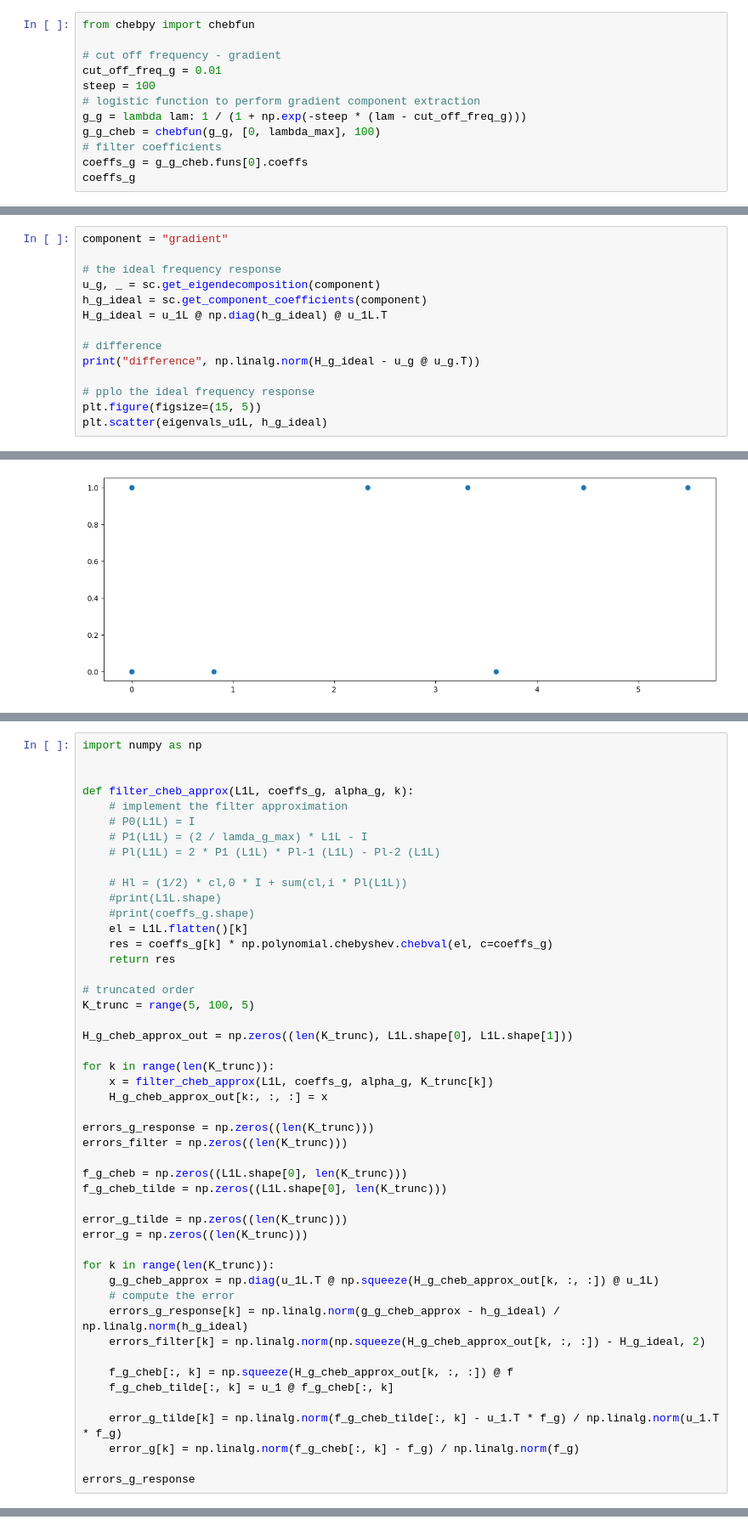
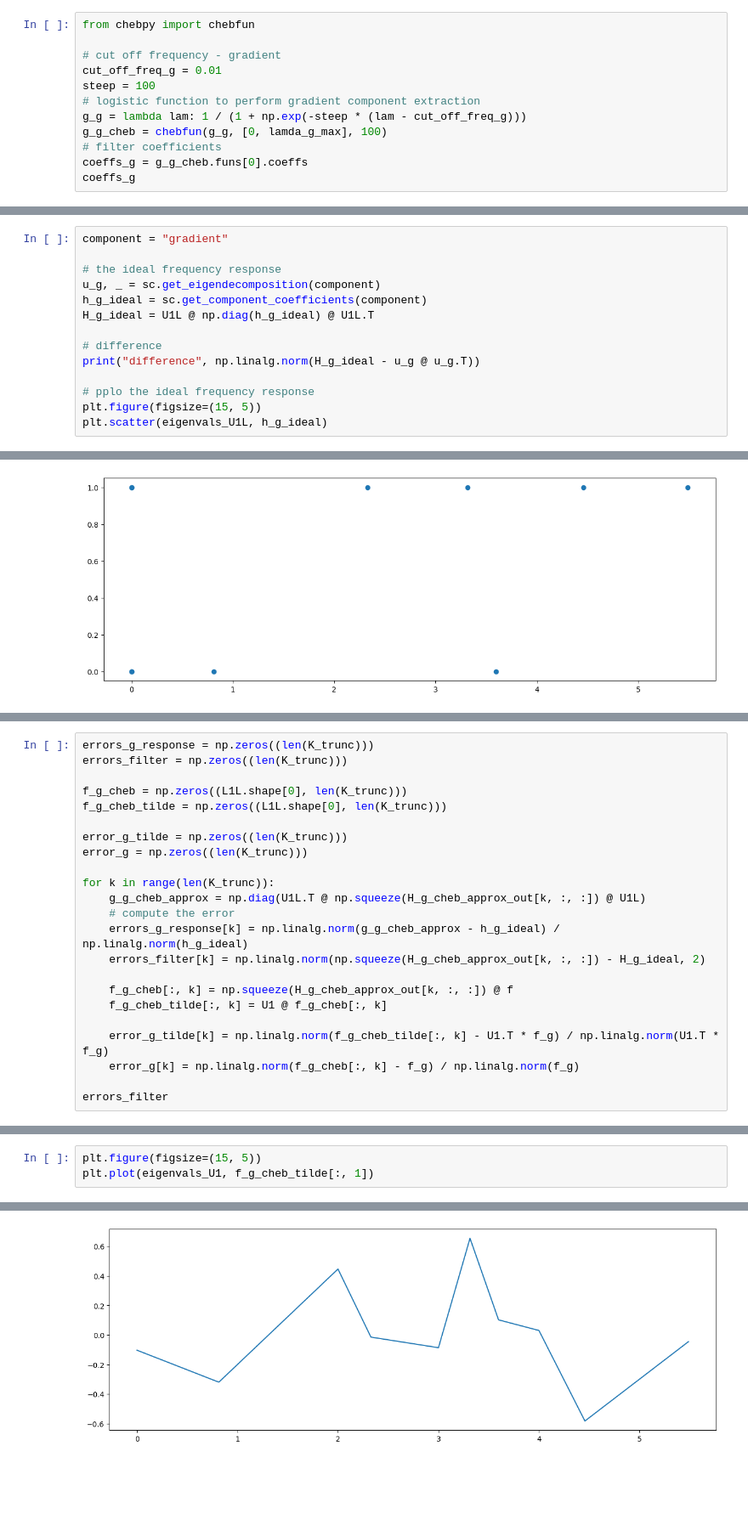
Before and after one commit to irtazahashmi/pytspl, a Jupyter notebook: demo_notebook.ipynb, the cells around one changed output, grey strips where cells are left out. Shown at 85% size. Saved outputs shown, nothing was run; the diff lists cells and outputs as text; blank space fills up the shorter version.

Commit message:
Improved chebyshev filter.

```diff
--- a/demo_notebook.ipynb
+++ b/demo_notebook.ipynb
@@ -124,7 +125,7 @@ cut_off_freq_g = 0.01
 steep = 100
 # logistic function to perform gradient component extraction
 g_g = lambda lam: 1 / (1 + np.exp(-steep * (lam - cut_off_freq_g)))
-g_g_cheb = chebfun(g_g, [0, lambda_max], 100)
+g_g_cheb = chebfun(g_g, [0, lamda_g_max], 100)
 # filter coefficients
 coeffs_g = g_g_cheb.funs[0].coeffs
 coeffs_g
@@ -165,14 +166,14 @@ component = "gradient"
 # the ideal frequency response
 u_g, _ = sc.get_eigendecomposition(component)
 h_g_ideal = sc.get_component_coefficients(component)
-H_g_ideal = u_1L @ np.diag(h_g_ideal) @ u_1L.T
+H_g_ideal = U1L @ np.diag(h_g_ideal) @ U1L.T
 
 # difference
 print("difference", np.linalg.norm(H_g_ideal - u_g @ u_g.T))
 
 # pplo the ideal frequency response
 plt.figure(figsize=(15, 5))
-plt.scatter(eigenvals_u1L, h_g_ideal)
+plt.scatter(eigenvals_U1L, h_g_ideal)
 # %% [output]
 difference 1.913538576985806
 <matplotlib.collections.PathCollection at 0x...>
@@ -203,29 +240,4 @@ array([0.26894142, 0.26894142, 0.26894142, 0.26894142, 1.0000044 ,
 # %%
-import numpy as np
-
-
-def filter_cheb_approx(L1L, coeffs_g, alpha_g, k):
-    # implement the filter approximation
-    # P0(L1L) = I
-    # P1(L1L) = (2 / lamda_g_max) * L1L - I
-    # Pl(L1L) = 2 * P1 (L1L) * Pl-1 (L1L) - Pl-2 (L1L)
-
-    # Hl = (1/2) * cl,0 * I + sum(cl,i * Pl(L1L))
-    #print(L1L.shape)
-    #print(coeffs_g.shape)
-    el = L1L.flatten()[k]
-    res = coeffs_g[k] * np.polynomial.chebyshev.chebval(el, c=coeffs_g)
-    return res
-
-# truncated order
-K_trunc = range(5, 100, 5)
-
-H_g_cheb_approx_out = np.zeros((len(K_trunc), L1L.shape[0], L1L.shape[1]))
-
-for k in range(len(K_trunc)):
-    x = filter_cheb_approx(L1L, coeffs_g, alpha_g, K_trunc[k])
-    H_g_cheb_approx_out[k:, :, :] = x
-
 errors_g_response = np.zeros((len(K_trunc)))
 errors_filter = np.zeros((len(K_trunc)))
 
@@ -236,16 +248,16 @@ error_g_tilde = np.zeros((len(K_trunc)))
 error_g = np.zeros((len(K_trunc)))
 
 for k in range(len(K_trunc)):
-    g_g_cheb_approx = np.diag(u_1L.T @ np.squeeze(H_g_cheb_approx_out[k, :, :]) @ u_1L)
+    g_g_cheb_approx = np.diag(U1L.T @ np.squeeze(H_g_cheb_approx_out[k, :, :]) @ U1L)
     # compute the error
     errors_g_response[k] = np.linalg.norm(g_g_cheb_approx - h_g_ideal) / np.linalg.norm(h_g_ideal)
     errors_filter[k] = np.linalg.norm(np.squeeze(H_g_cheb_approx_out[k, :, :]) - H_g_ideal, 2)
 
     f_g_cheb[:, k] = np.squeeze(H_g_cheb_approx_out[k, :, :]) @ f
-    f_g_cheb_tilde[:, k] = u_1 @ f_g_cheb[:, k]
+    f_g_cheb_tilde[:, k] = U1 @ f_g_cheb[:, k]
 
-    error_g_tilde[k] = np.linalg.norm(f_g_cheb_tilde[:, k] - u_1.T * f_g) / np.linalg.norm(u_1.T * f_g)
+    error_g_tilde[k] = np.linalg.norm(f_g_cheb_tilde[:, k] - U1.T * f_g) / np.linalg.norm(U1.T * f_g)
     error_g[k] = np.linalg.norm(f_g_cheb[:, k] - f_g) / np.linalg.norm(f_g)
 
-errors_g_response
+errors_filter
 # %% [output]
@@ -272,0 +276,4 @@ g.funs[0](1)
+# %%
+plt.figure(figsize=(15, 5))
+plt.plot(eigenvals_U1, f_g_cheb_tilde[:, 1])
+# %% [output]
@@ -272,0 +281 @@ g.funs[0](1)
+[figure, added]
```
Also changed, not shown: parts of 17 cells of this notebook, 1 other file.
